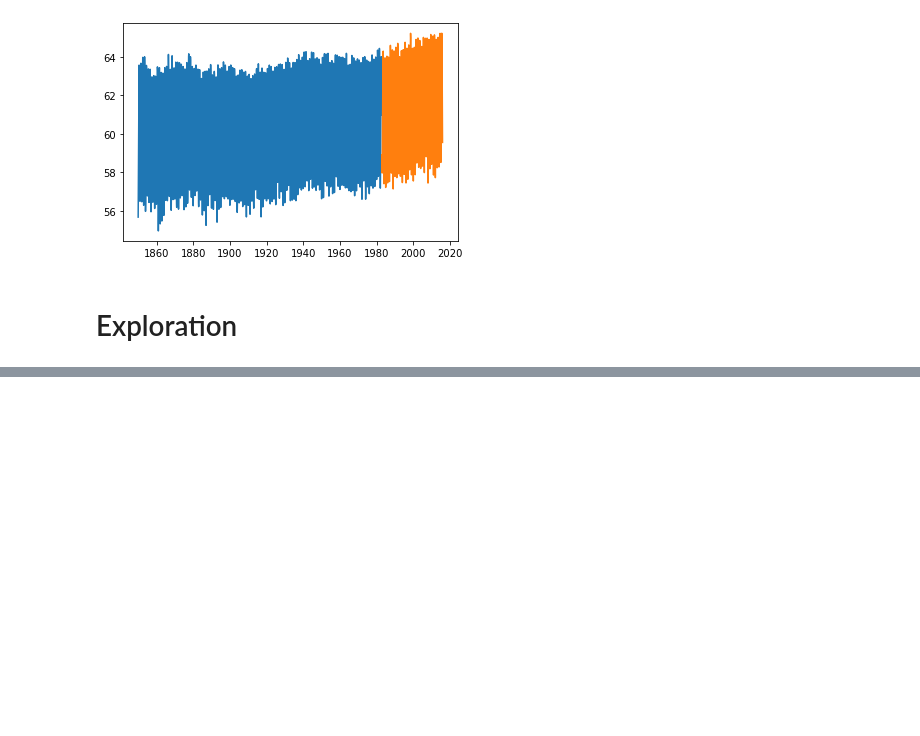
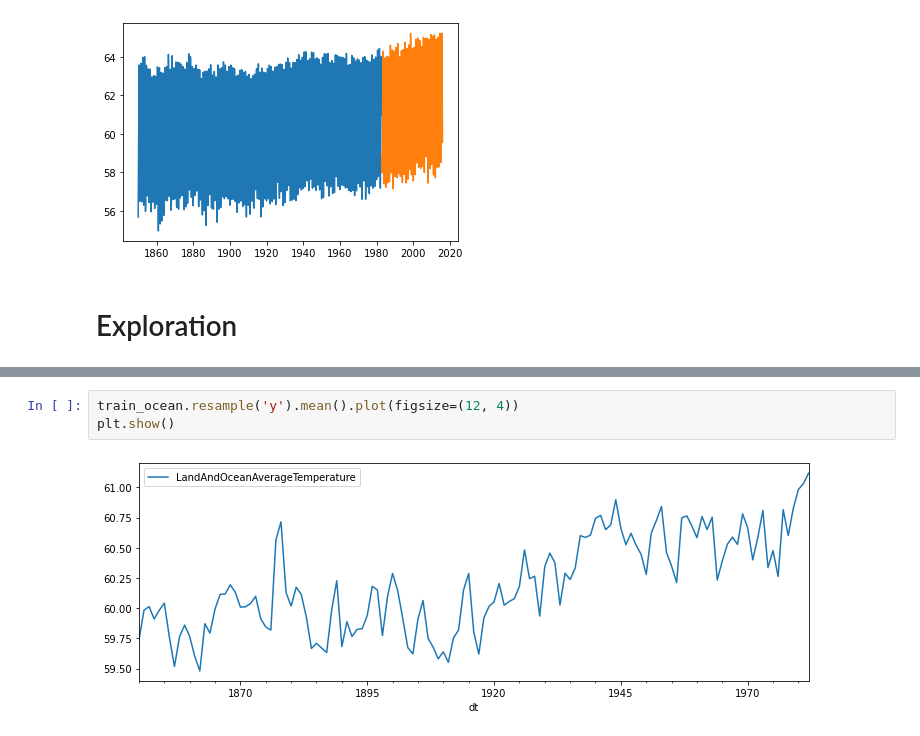
Before and after one commit to Johndsalas/earths_temperature_time_series, a Jupyter notebook: main_notebook.ipynb, the cells around one changed output, grey strips where cells are left out. Cells and saved outputs as stored; diff of their text form; blank space fills up the shorter version.

```diff
--- a/main_notebook.ipynb
+++ b/main_notebook.ipynb
@@ -239,0 +245,5 @@ plt.plot(test_ocean.index, test_ocean.LandAndOceanAverageTemperature)
+# %%
+train_ocean.resample('y').mean().plot(figsize=(12, 4))
+plt.show()
+# %% [output]
+[figure, added]
```
Also changed, not shown: parts of 1 cell of this notebook.
